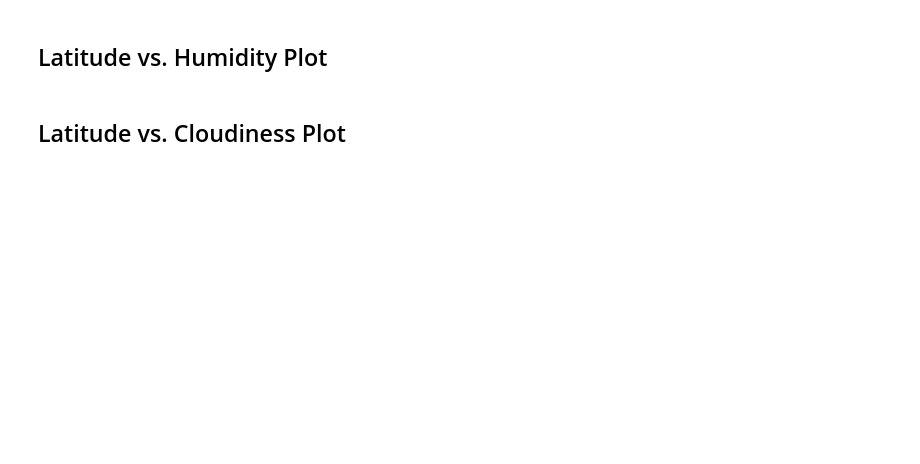
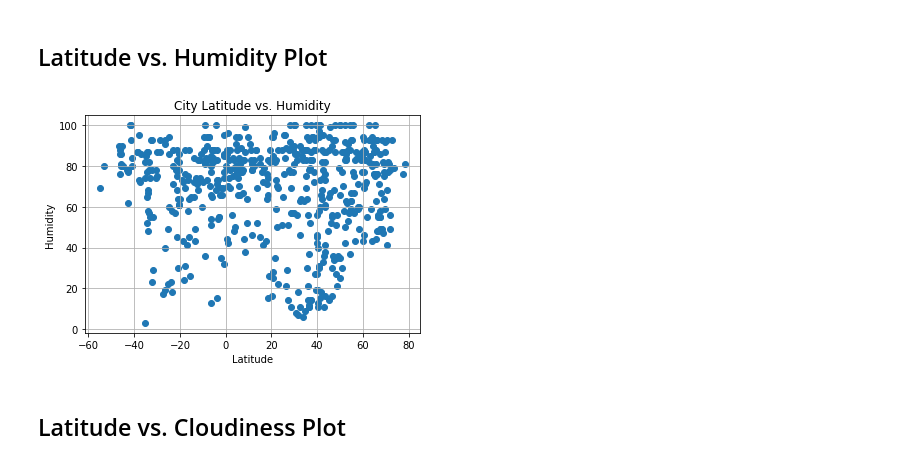
Before and after one commit to brookecrofts/WeatherPy_Analysis, a Jupyter notebook: WeatherPy/WeatherPy.ipynb, the cells around one changed output. Cells and saved outputs as stored; diff of their text form; code cells hidden in the pictures; blank space fills up the shorter version.

```diff
--- a/WeatherPy/WeatherPy.ipynb
+++ b/WeatherPy/WeatherPy.ipynb
@@ -195,12 +208,14 @@ plt.show()
 # %% [markdown]
 ## Latitude vs. Humidity Plot
 # %%
-plt.scatter(weather_df["Latitude"], weather_df["Humidity"], marker="o")
+plt.scatter(weather_df["Lat"], weather_df["Humidity"], marker="o")
 plt.title("City Latitude vs. Humidity")
 plt.ylabel("Humidity")
 plt.xlabel("Latitude")
 plt.grid(True)
 plt.show()
+# %% [output]
+[figure, added]
 # %% [markdown]
 ## Latitude vs. Cloudiness Plot
 # %%
```
Also changed, not shown: parts of 7 cells of this notebook.
